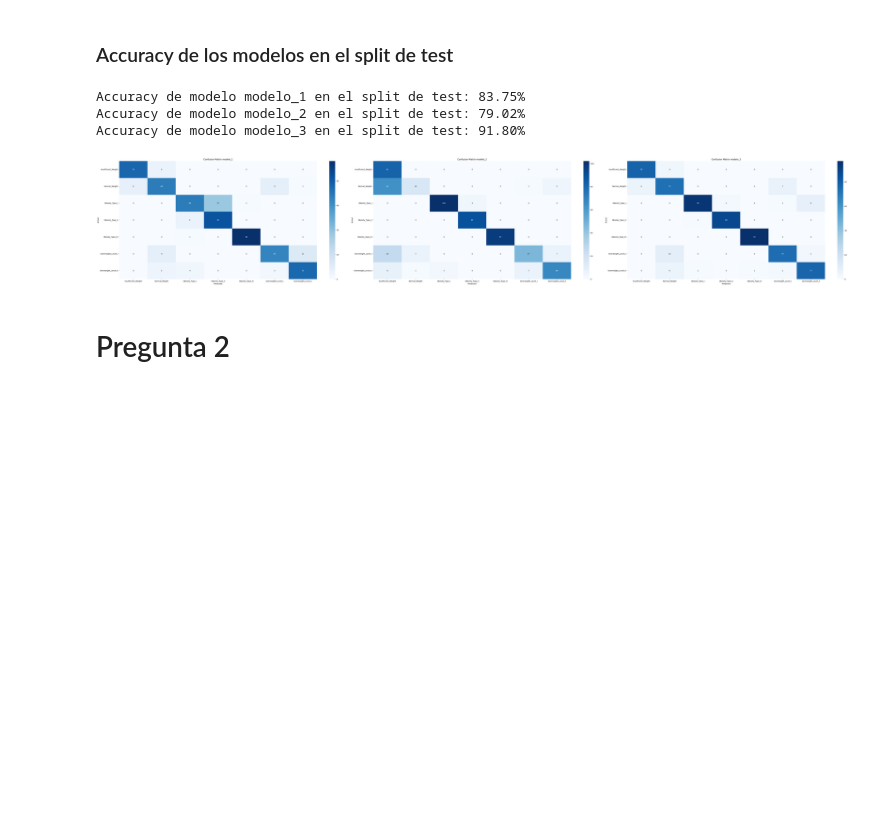
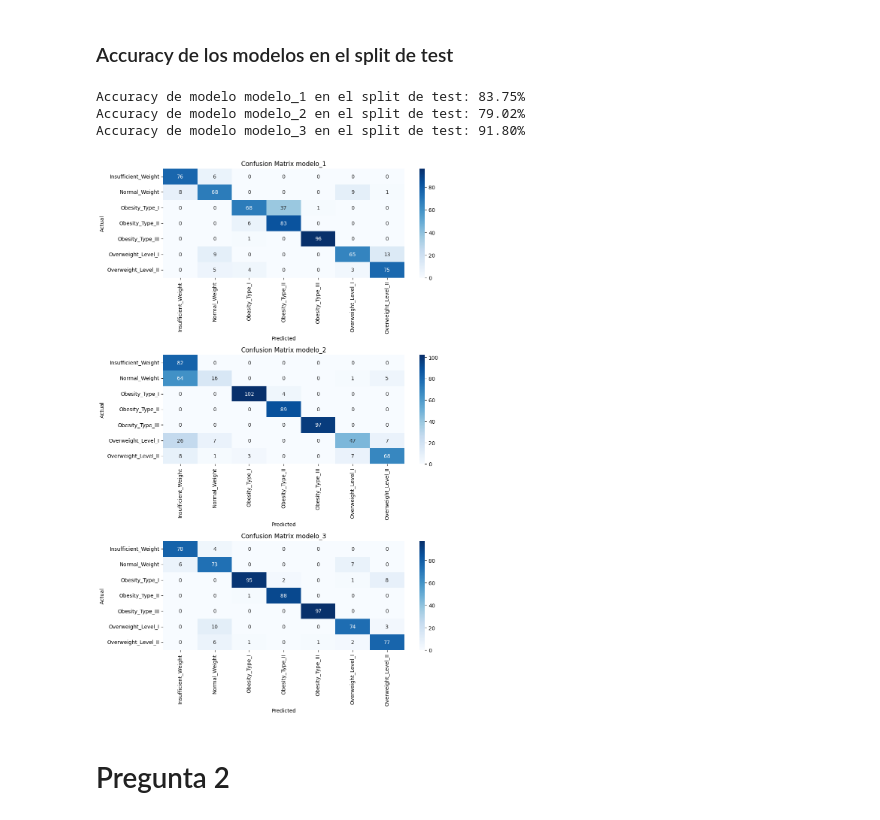
Before and after one commit to joselrodrigues/stacking-classifier, a Jupyter notebook: stacking-classifier.ipynb, the cells around one changed output. Drawn from its saved outputs; the diff is of its cells as text; code cells hidden in the pictures; blank space fills up the shorter version.

```diff
--- a/stacking-classifier.ipynb
+++ b/stacking-classifier.ipynb
@@ -454,31 +454,31 @@ def plot_confusion_matrix(y_true, y_pred, classes, ax, title='Confusion Matrix')
     ax.set_ylabel('Actual')
     ax.set_title(title)
 # %%
-fig, axes = plt.subplots(nrows=1, ncols=len(trained_models), figsize=(60, 10))
+fig, axes = plt.subplots(nrows=len(trained_models), ncols=1, figsize=(10, 5 * len(trained_models)))
 
 class_names = sorted(np.unique(y_test))
 
 if len(trained_models) == 1:
     axes = [axes]  # Make it iterable
 
 for (name, model), ax in zip(trained_models, axes):
     # Predice con el modelo
     y_pred = model.predict(X_test)
 
     # Calcula la precisión y muestra los resultados
     test_accuracy = model.score(X_test, y_test)
     print(f"Accuracy de modelo {name} en el split de test: {test_accuracy * 100:.2f}%")
 
     # Plotea la matriz de confusión
     plot_confusion_matrix(y_test, y_pred, class_names, ax=ax, title=f'Confusion Matrix {name}')
 
 plt.tight_layout()
 plt.show()
 # %% [output]
 Accuracy de modelo modelo_1 en el split de test: 83.75%
 Accuracy de modelo modelo_2 en el split de test: 79.02%
 Accuracy de modelo modelo_3 en el split de test: 91.80%
-[figure, old version]
+[figure, new version]
 # %% [markdown]
 # Pregunta 2
 # %% [markdown]
```
Also changed, not shown: parts of 11 cells of this notebook, 1 other file.
